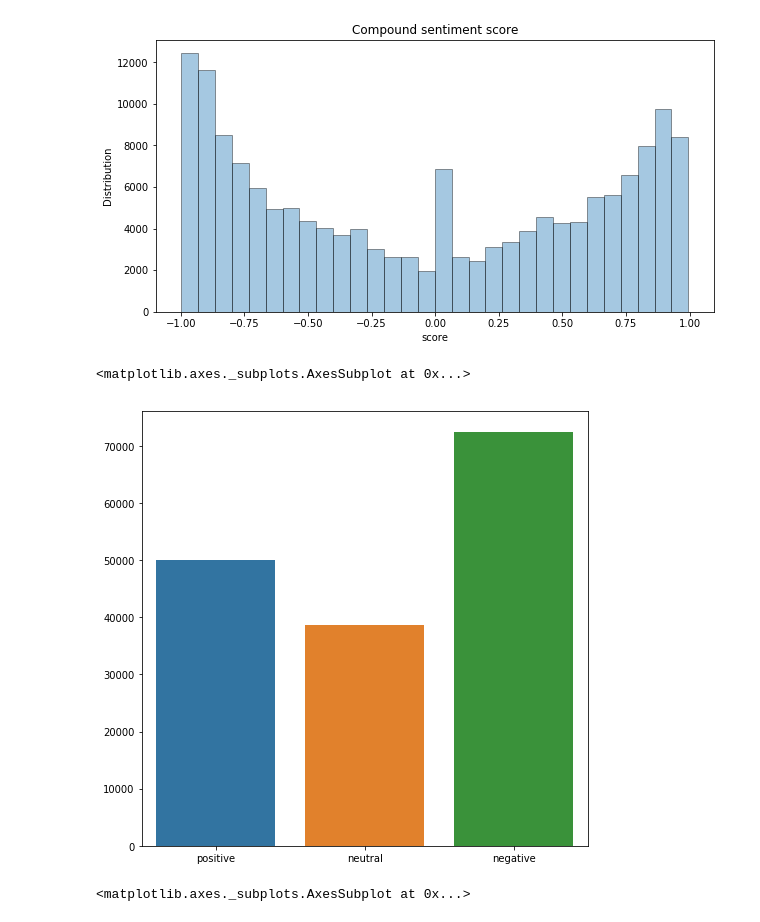
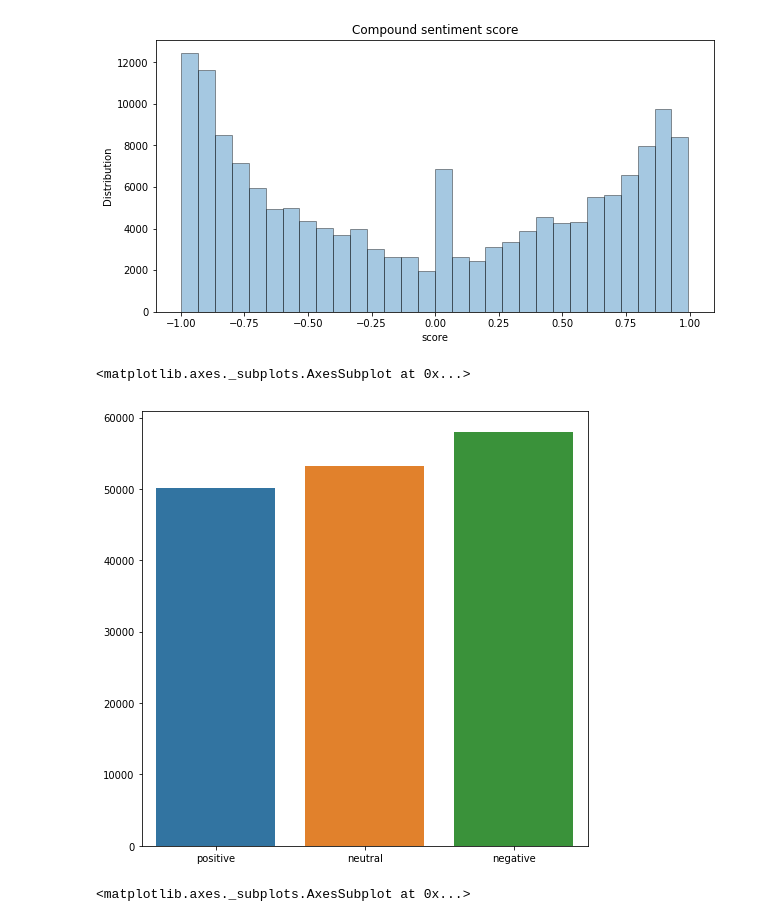
Before and after one commit to tamarakatic/sentiment-analysis-of-drug-reviews, a Jupyter notebook: notebooks/1.0-analysis-of-drugs-reviews.ipynb, the cells around one changed output. Drawn from its saved outputs; the diff is of its cells as text; code cells hidden in the pictures.

Commit message:
Update sentiment score of vader

```diff
--- a/notebooks/1.0-analysis-of-drugs-reviews.ipynb
+++ b/notebooks/1.0-analysis-of-drugs-reviews.ipynb
@@ -191,12 +191,12 @@ plt.show()
 # %%
 plt.figure(figsize=(8, 8))
 pos_sent = new_data_frame[new_data_frame['sentiment'] >= 0.5]
-neutral_sent = new_data_frame[(new_data_frame['sentiment'] > -0.25) & (new_data_frame['sentiment'] < 0.5)]
-neg_sent = new_data_frame[new_data_frame['sentiment'] <= -0.25]
+neutral_sent = new_data_frame[(new_data_frame['sentiment'] > -0.5) & (new_data_frame['sentiment'] < 0.5)]
+neg_sent = new_data_frame[new_data_frame['sentiment'] <= -0.5]
 sns.barplot(["positive", "neutral", "negative"], [len(pos_sent), len(neutral_sent), len(neg_sent)])
 # %% [output]
 <matplotlib.axes._subplots.AxesSubplot at 0x...>
-[figure, old version]
+[figure, new version]
 # %%
 plt.figure(figsize=(12, 8))
 sns.barplot(new_data_frame.rating, new_data_frame.sentiment, ci=None)
```
